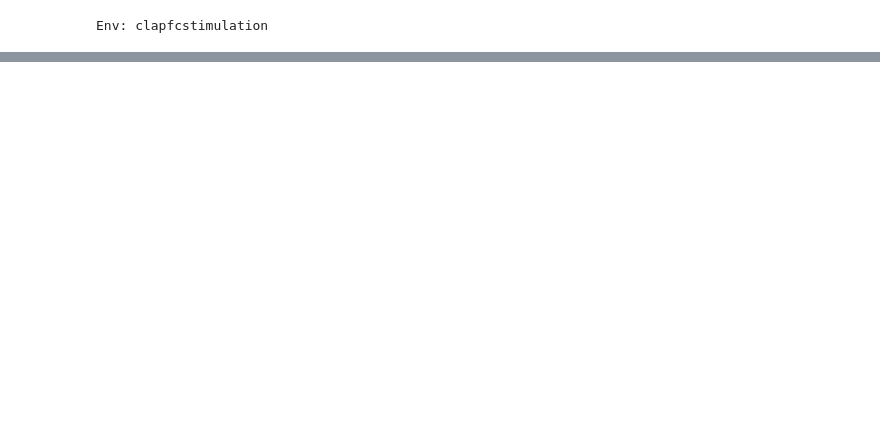
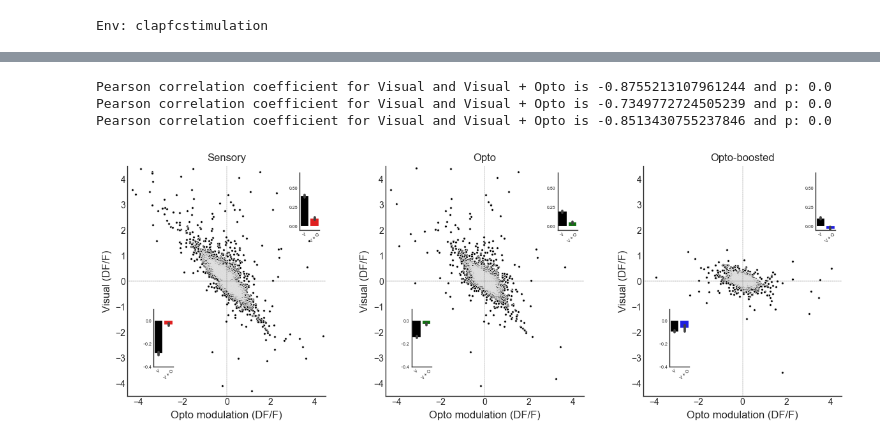
Before and after one commit to huriyeatg/clapfcstimulation, a Jupyter notebook: fig2_populationChrimson.ipynb, the cells around one changed output, grey strips where cells are left out. Cells and saved outputs as stored; diff of their text form; code cells hidden in the pictures; blank space fills up the shorter version.

```diff
--- a/fig2_populationChrimson.ipynb
+++ b/fig2_populationChrimson.ipynb
@@ -189,0 +228,49 @@ No artists with labels found to put in legend.  Note that artists whose label st
+# %%
+
+interestedCohort = 'Chrimson'
+interestedTrainedLevel = 'Naive'
+
+pfun.set_figure()
+fig = plt.figure(constrained_layout=False, figsize=(16, 18)) # 8,11 for full A4 page
+
+# set gridspec
+
+gs_scatterPlots  = fig.add_gridspec(ncols=3, nrows=1, bottom=0.75, top=0.95, left=0.05,right=0.75,
+                              wspace=0.3, hspace=0.2)
+
+plotParams = {
+    'ylimitsforhist': [0, 1650],
+    'xlimitsforhist': [-0.75, 0.75],
+    'analysis_time': 1500,  # in ms
+    'colorbarlimitsForHeatMap': [-1, 1],
+    'scatterplotlimits': [-4.5, 4.5],
+    'ylimitsforECDF': [0.5, 1.05],
+    'xlimitsforABS': [-0.05, 1.2],
+    'ylimitsforCV': [0.1, 0.15],
+    'faceColors': ['black','red'],
+     }
+
+
+total_num_axis = gs_scatterPlots.get_geometry()[0]* gs_scatterPlots.get_geometry()[1]
+ax_gs_scatterPlots = {xx: fig.add_subplot(gs_scatterPlots[xx]) for xx in range(total_num_axis)}
+pfun.scatterModulationvsBaseFiring('Visual', 'Visual + Opto', sortType = 'Visual', cohort=interestedCohort,
+                       trainedLevel=interestedTrainedLevel, condition='Sensory', plotParams = plotParams,
+                       axisAll=ax_gs_scatterPlots[0])
+plotParams['faceColors'] = ['black', 'green']
+pfun.scatterModulationvsBaseFiring('Visual', 'Visual + Opto', sortType = 'Visual', cohort=interestedCohort,
+                       trainedLevel=interestedTrainedLevel, condition='Opto', plotParams = plotParams,
+                       axisAll=ax_gs_scatterPlots[1])
+plotParams['faceColors'] = ['black', 'blue']
+pfun.scatterModulationvsBaseFiring('Visual', 'Visual + Opto', sortType = 'Visual', cohort=interestedCohort,
+                       trainedLevel=interestedTrainedLevel, condition='Opto-boosted', plotParams = plotParams,
+                       axisAll=ax_gs_scatterPlots[2])
+
+plt.tight_layout()
+savefigname = 'Figure2supp_Chrimson_Responsiveness'
+pfun.save_figure(savefigname,savefigpath)
+#plt.close()
+# %% [output]
+Pearson correlation coefficient for Visual and Visual + Opto is -0.8755213107961244 and p: 0.0
+Pearson correlation coefficient for Visual and Visual + Opto is -0.7349772724505239 and p: 0.0
+Pearson correlation coefficient for Visual and Visual + Opto is -0.8513430755237846 and p: 0.0
+[figure, added]
```
Also changed, not shown: parts of 4 cells of this notebook, 11 other files.
